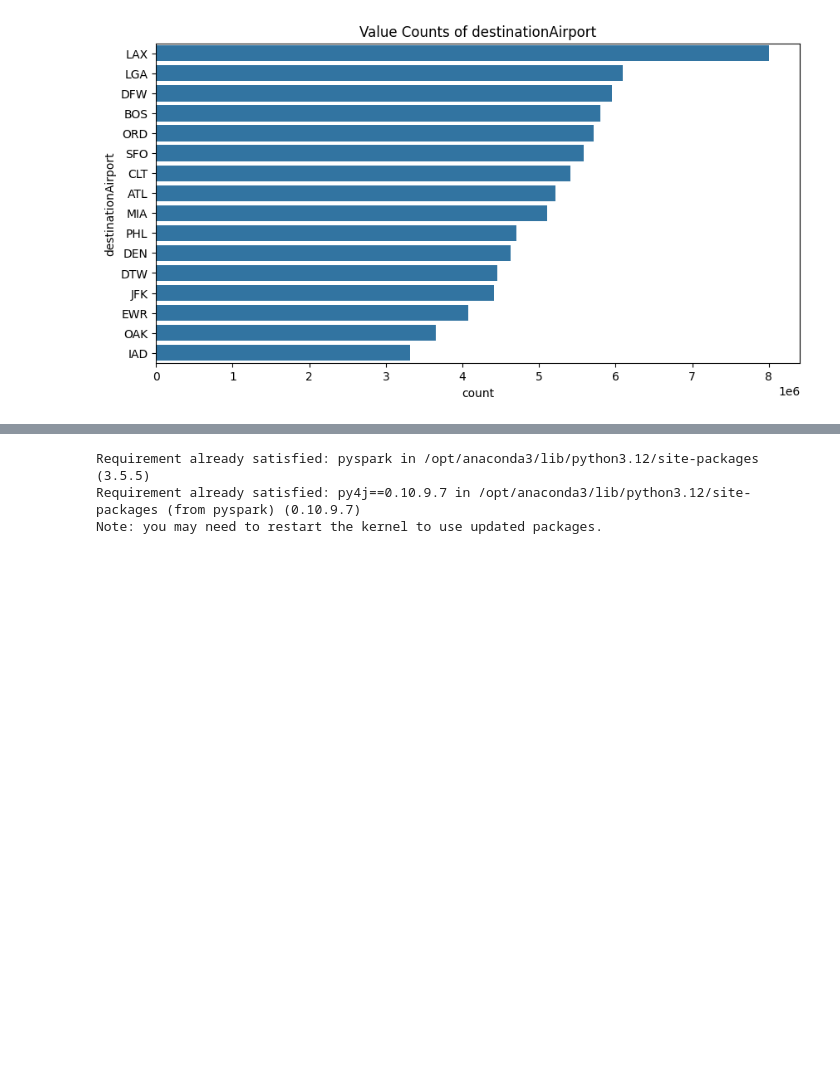
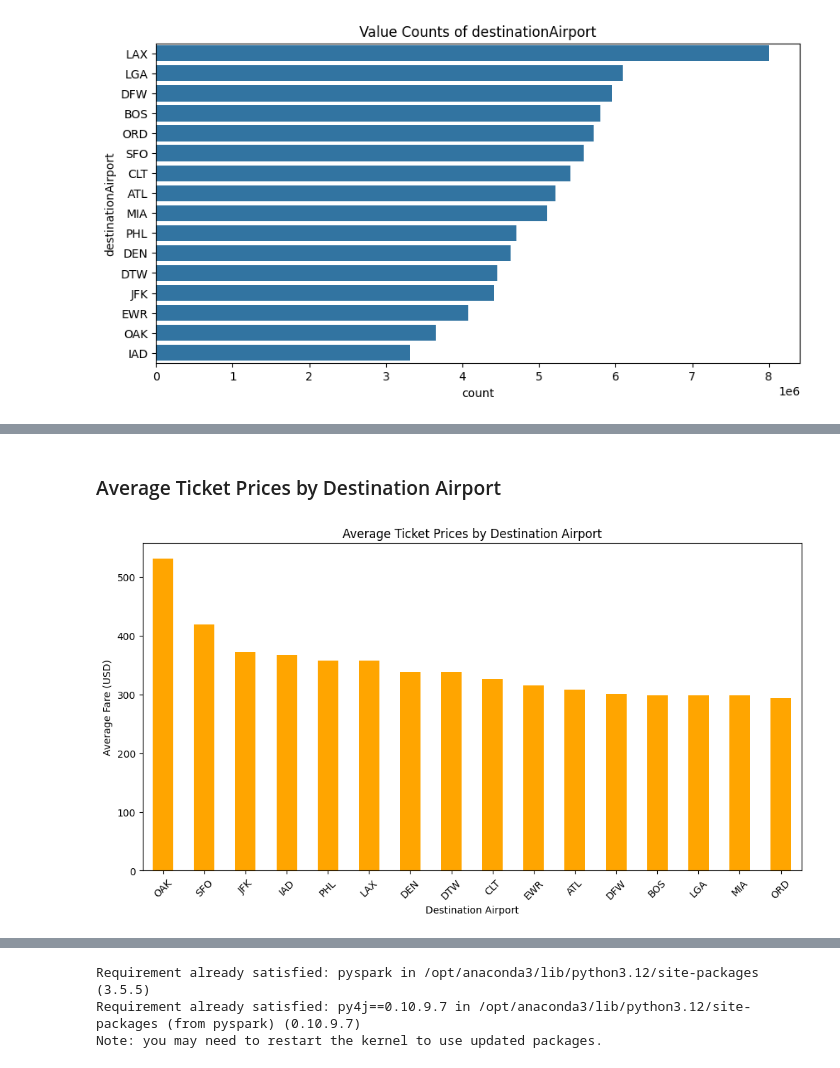
Before and after one commit to fangzhongfionaxu/AIT-DeepLearning-Project, a Jupyter notebook: Project MS1.ipynb, the cells around one changed output, grey strips where cells are left out. Cells and saved outputs as stored; diff of their text form; code cells hidden in the pictures; blank space fills up the shorter version.

```diff
--- a/Project MS1.ipynb
+++ b/Project MS1.ipynb
@@ -181,0 +227,17 @@ plt.show()
+# %% [markdown]
+### Average Ticket Prices by Destination Airport
+# %%
+csv_file = "itineraries.csv"
+
+df = pd.read_csv(csv_file, usecols=["destinationAirport", "totalFare"])
+avg_prices = df.groupby("destinationAirport")["totalFare"].mean().sort_values(ascending = False)
+
+plt.figure(figsize=(12, 6))
+avg_prices.plot(kind="bar", color="orange")
+plt.xlabel("Destination Airport")
+plt.ylabel("Average Fare (USD)")
+plt.title("Average Ticket Prices by Destination Airport")
+plt.xticks(rotation=45)
+plt.show()
+# %% [output]
+[figure, added]
```
Also changed, not shown: parts of 17 cells of this notebook.
